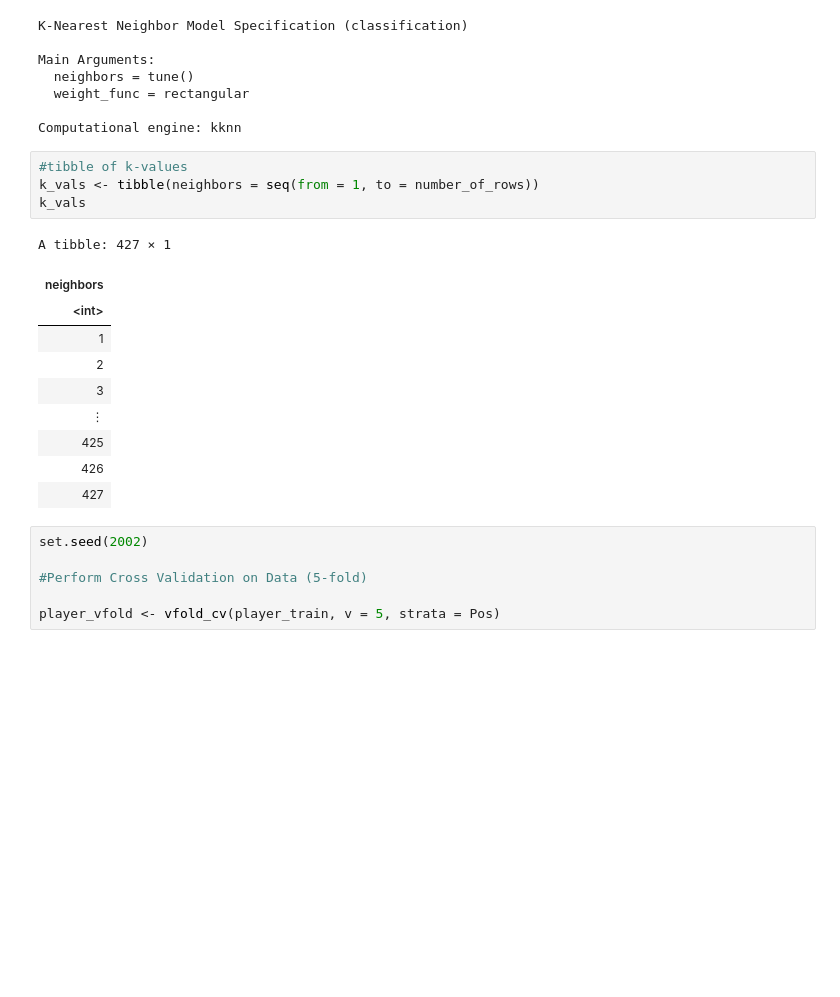
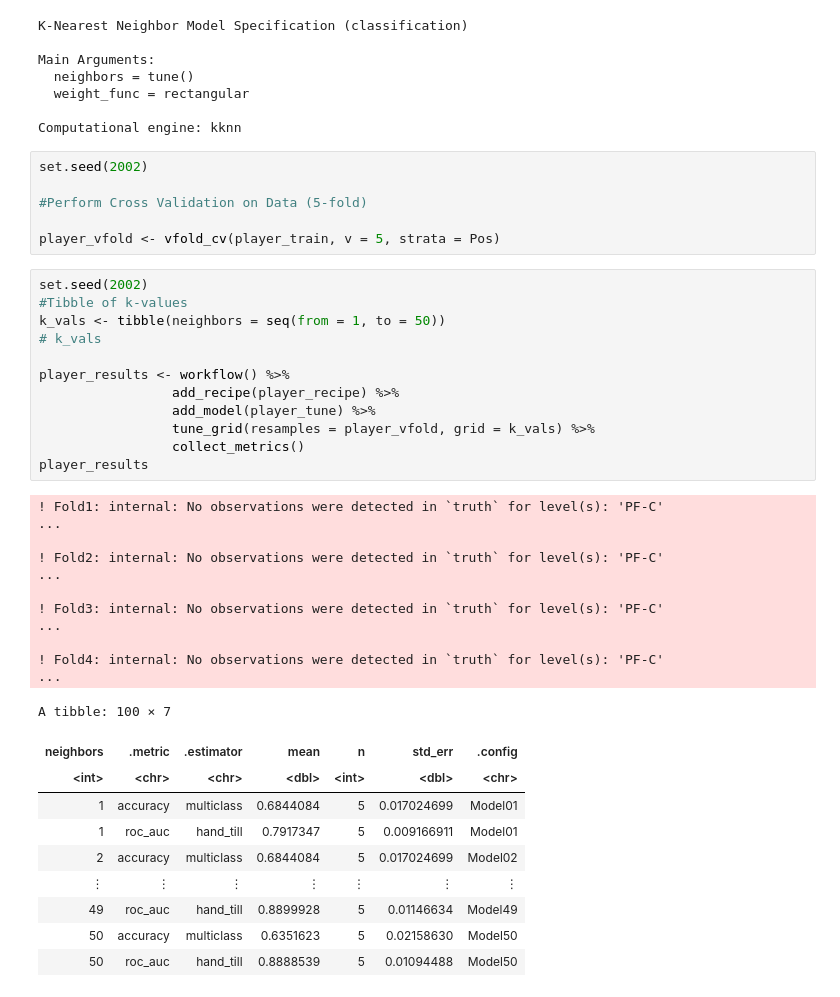
Before and after one commit to Knight-Oikos/Basketball-Player-Identification-Classification, a Jupyter notebook: BasketballPlayerKNN.ipynb, the cells around one changed output. Cells and saved outputs as stored; diff of their text form; blank space fills up the shorter version.

```diff
--- a/BasketballPlayerKNN.ipynb
+++ b/BasketballPlayerKNN.ipynb
@@ -341,25 +314,44 @@ Main Arguments:
   weight_func = rectangular
 
 Computational engine: kknn
-# %%
-#tibble of k-values
-k_vals <- tibble(neighbors = seq(from = 1, to = number_of_rows))
-k_vals
-# %% [output]
-A tibble: 427 × 1
-| neighbors |
-| <int> |
-| 1 |
-| 2 |
-| 3 |
-| ⋮ |
-| 425 |
-| 426 |
-| 427 |
 # %%
 set.seed(2002)
 
 #Perform Cross Validation on Data (5-fold)
 
 player_vfold <- vfold_cv(player_train, v = 5, strata = Pos)
+# %%
+set.seed(2002)
+#Tibble of k-values
+k_vals <- tibble(neighbors = seq(from = 1, to = 50))
+# k_vals
+
+player_results <- workflow() %>%
+                 add_recipe(player_recipe) %>%
+                 add_model(player_tune) %>%
+                 tune_grid(resamples = player_vfold, grid = k_vals) %>%
+                 collect_metrics()
+player_results
+# %% [output]
+! Fold1: internal: No observations were detected in `truth` for level(s): 'PF-C'
+...
+
+! Fold2: internal: No observations were detected in `truth` for level(s): 'PF-C'
+...
+
+! Fold3: internal: No observations were detected in `truth` for level(s): 'PF-C'
+...
+
+! Fold4: internal: No observations were detected in `truth` for level(s): 'PF-C'
+...
+A tibble: 100 × 7
+| neighbors | .metric | .estimator | mean | n | std_err | .config |
+| <int> | <chr> | <chr> | <dbl> | <int> | <dbl> | <chr> |
+| 1 | accuracy | multiclass | 0.6844084 | 5 | 0.017024699 | Model01 |
+| 1 | roc_auc | hand_till | 0.7917347 | 5 | 0.009166911 | Model01 |
+| 2 | accuracy | multiclass | 0.6844084 | 5 | 0.017024699 | Model02 |
+| ⋮ | ⋮ | ⋮ | ⋮ | ⋮ | ⋮ | ⋮ |
+| 49 | roc_auc | hand_till | 0.8899928 | 5 | 0.01146634 | Model49 |
+| 50 | accuracy | multiclass | 0.6351623 | 5 | 0.02158630 | Model50 |
+| 50 | roc_auc | hand_till | 0.8888539 | 5 | 0.01094488 | Model50 |
 # %%
```
Also changed, not shown: parts of 9 cells of this notebook.
